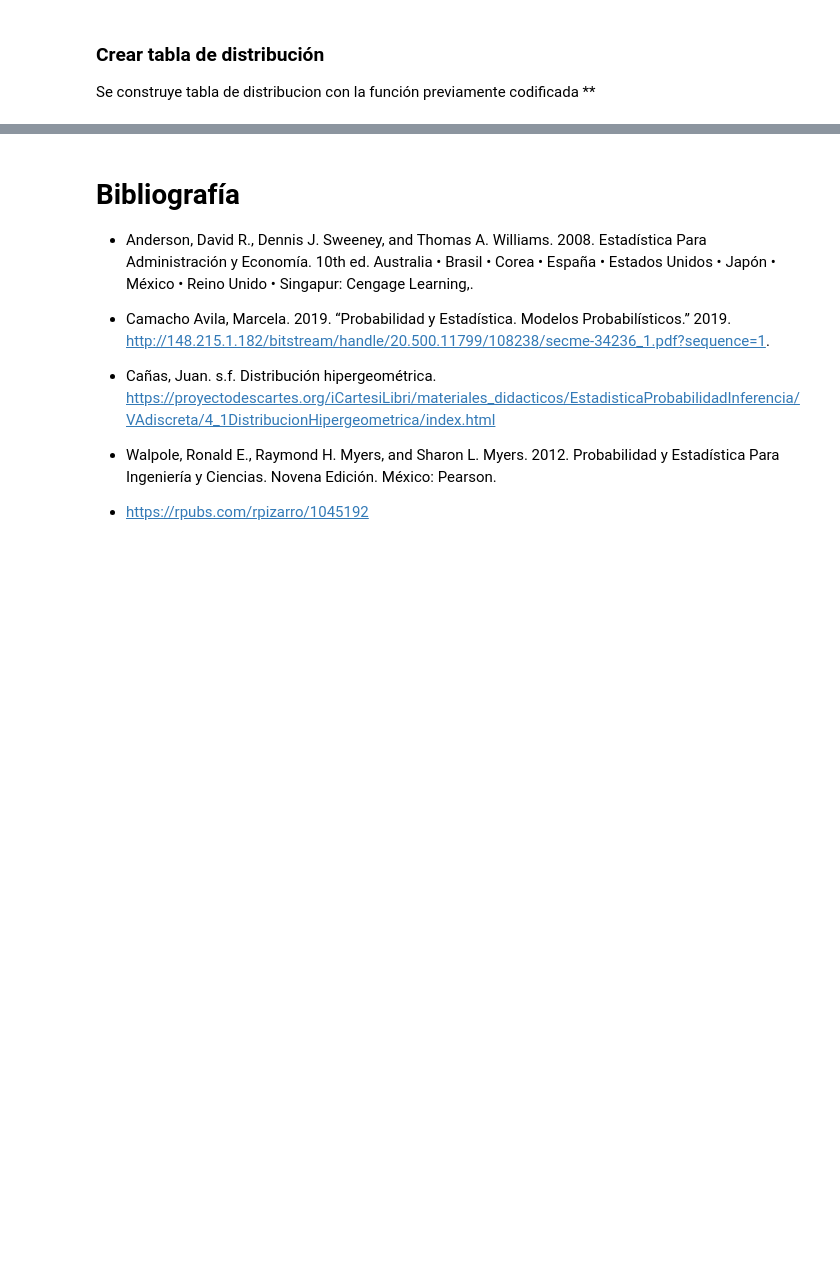
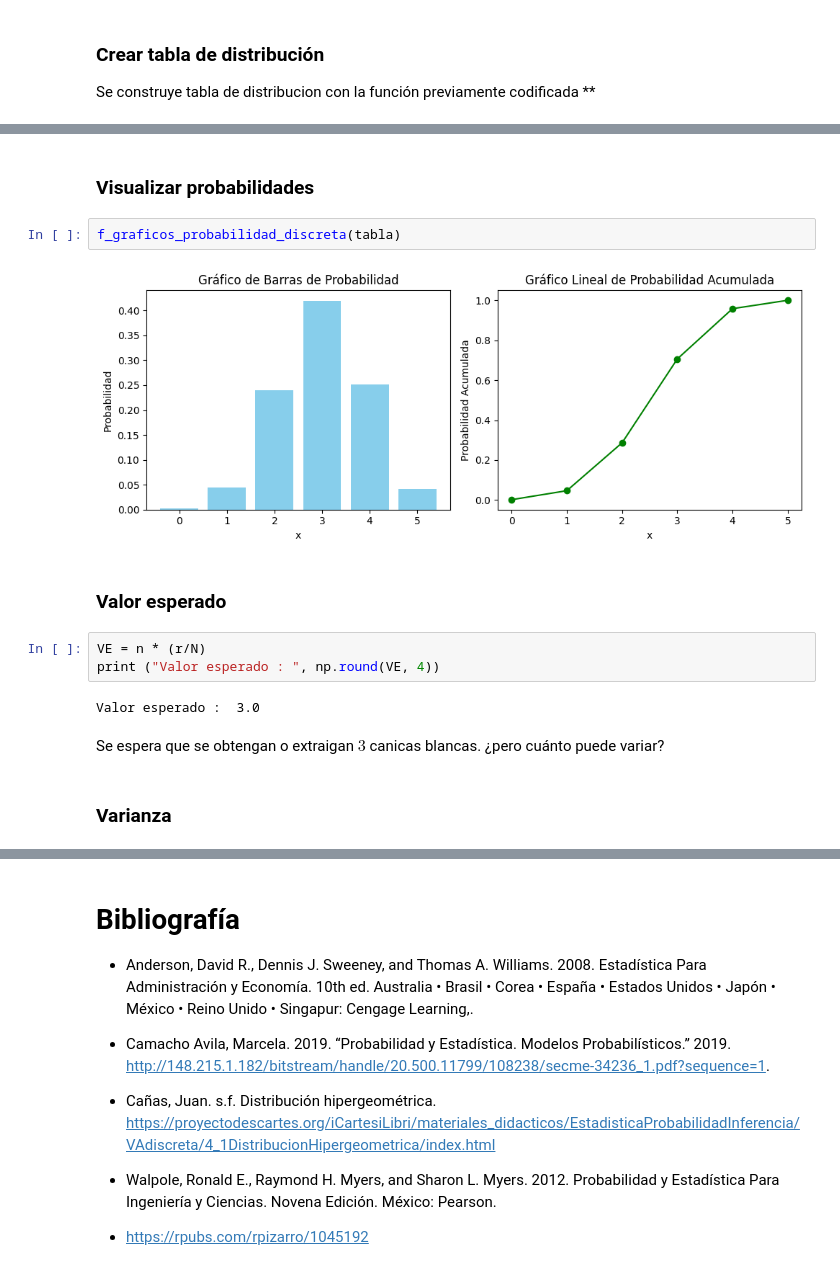
Before and after one commit to rpizarrog/probabilidad-y-estad-stica, a Jupyter notebook: Python 2023/Caso_18_Distribución_hipergeométrica.ipynb, the cells around one changed output, grey strips where cells are left out. Saved outputs shown, nothing was run; the diff lists cells and outputs as text; blank space fills up the shorter version.

```diff
--- a/Python 2023/Caso_18_Distribución_hipergeométrica.ipynb
+++ b/Python 2023/Caso_18_Distribución_hipergeométrica.ipynb
@@ -255,0 +261,17 @@ Responder a las preguntas de probabilidad de cada ejercicio del caso
+# %% [markdown]
+### Visualizar probabilidades
+# %%
+f_graficos_probabilidad_discreta(tabla)
+# %% [output]
+[figure, added]
+# %% [markdown]
+### Valor esperado
+# %%
+VE = n * (r/N)
+print ("Valor esperado : ", np.round(VE, 4))
+# %% [output]
+Valor esperado :  3.0
+# %% [markdown]
+Se espera que se obtengan o extraigan $3$ canicas blancas. ¿pero cuánto puede variar?
+# %% [markdown]
+### Varianza
```
Also changed, not shown: parts of 13 cells of this notebook.
